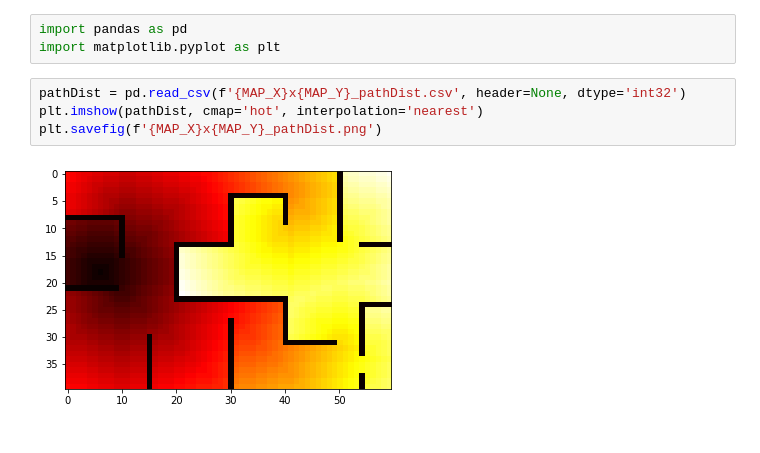
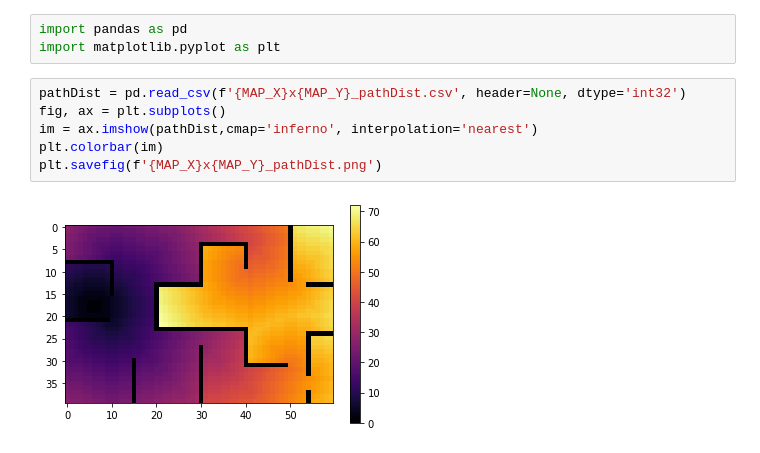
Before and after one commit to azhar-ikhtiarudin/uav-path-planning-algorithm, a Jupyter notebook: scripts/path_dist/pathdist.ipynb, the cells around one changed output. Drawn from its saved outputs; the diff is of its cells as text.

Commit message:
+update no AFK +added colorbar to pathDist figure

```diff
--- a/scripts/path_dist/pathdist.ipynb
+++ b/scripts/path_dist/pathdist.ipynb
@@ -375,7 +375,9 @@ import pandas as pd
 import matplotlib.pyplot as plt
 # %%
 pathDist = pd.read_csv(f'{MAP_X}x{MAP_Y}_pathDist.csv', header=None, dtype='int32')
-plt.imshow(pathDist, cmap='hot', interpolation='nearest')
+fig, ax = plt.subplots()
+im = ax.imshow(pathDist,cmap='inferno', interpolation='nearest')
+plt.colorbar(im)
 plt.savefig(f'{MAP_X}x{MAP_Y}_pathDist.png')
 # %% [output]
-[figure, old version]
+[figure, new version]
```
Also changed, not shown: 2 other files.
